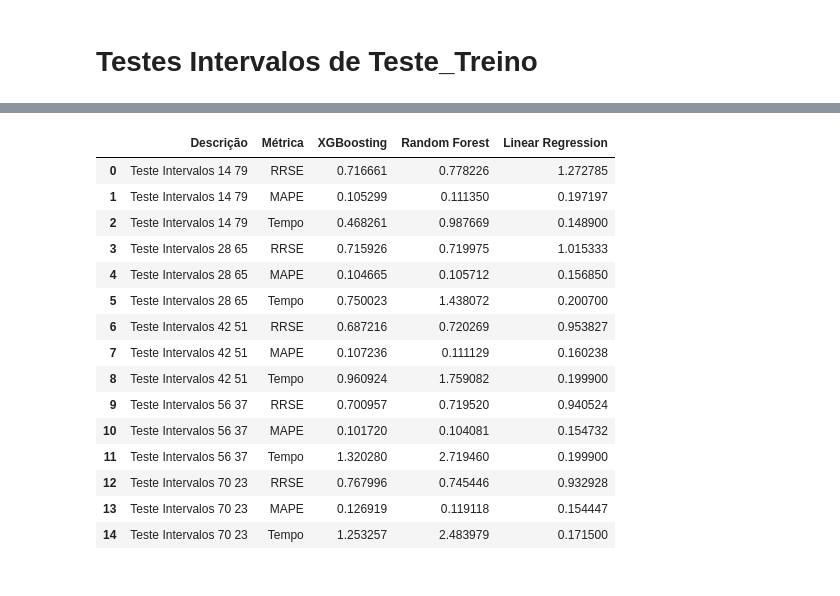
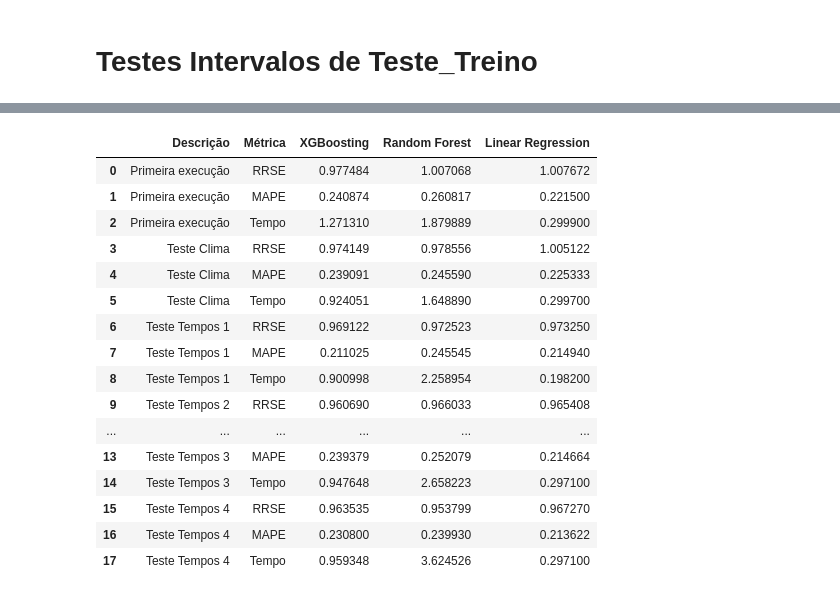
Before and after one commit to LeonardoVillamarin/TCC-Previsor_viagens_onibus, a Jupyter notebook: Fase 3/primeira_execucao.ipynb, the cells around one changed output, grey strips where cells are left out. Cells and saved outputs as stored; diff of their text form; code cells hidden in the pictures.

```diff
--- a/Fase 3/primeira_execucao.ipynb
+++ b/Fase 3/primeira_execucao.ipynb
@@ -384,5 +394,5 @@ Treino: (6520, 10)      Teste:(2794, 10)
 # %%
-metrics = []
+
 for cenario in range(1, 5):
         if cenario == 1:
                 df_teste = df_teste.iloc[1:]
@@ -481,4 +491,6 @@ for cenario in range(1, 5):
         metrics.append([f'Teste Tempos {cenario}','RRSE', RRSE_xgb, RRSE_rf, RRSE_lr])
         metrics.append([f'Teste Tempos {cenario}','MAPE', MAPE_xgb, MAPE_rf, MAPE_lr])
         metrics.append([f'Teste Tempos {cenario}','Tempo', tempo_xgb, tempo_rf, tempo_lr])
+
+        df = df.merge(df_teste[[f'predicao_xgb_{cenario}', f'predicao_lr_{cenario}', f'predicao_rf_{cenario}']], how="left", left_index=True, right_index=True)
 # %% [output]
@@ -499,7 +511,3 @@ Parameters: { "early_stop_rounds" } might not be used.
   This could be a false alarm, with some parameters getting used by language bindings but
   then being mistakenly passed down to XGBoost core, or some parameter actually being used
   but getting flagged wrongly here. Please open an issue if you find any such cases.
-# %%
-metrics = pd.DataFrame(metrics, columns=['Descrição','Métrica', 'XGBoosting','Random Forest','Linear Regression'])
-metrics.to_csv('metrica_teste_tempos.csv',index=False)
-metrics
@@ -531,0 +534,3 @@ df_teste.head()
+# %%
+df = df.merge(df_teste[['tempo_viagem_1','tempo_viagem_2','tempo_viagem_3','tempo_viagem_4']], how="left", left_index=True, right_index=True)
+df_teste.head()
@@ -552,7 +564,6 @@ dias_treino = 14
 dias_teste = 79
 
 
-metrics = []
 while data_atual < (df_intervalos["data_partida2"].dt.date.max() - timedelta(days=14)):
         df_teste = df_intervalos[df_intervalos["data_partida2"].dt.date > data_atual]
         df_treino = df_intervalos[df_intervalos["data_partida2"].dt.date <= data_atual]
@@ -626,7 +637,7 @@ while data_atual < (df_intervalos["data_partida2"].dt.date.max() - timedelta(day
         metrics.append([f'Teste Intervalos {dias_treino} {dias_teste}','MAPE', MAPE_xgb, MAPE_rf, MAPE_lr])
         metrics.append([f'Teste Intervalos {dias_treino} {dias_teste}','Tempo', tempo_xgb, tempo_rf, tempo_lr])
 
-        df_intervalos = df_intervalos.merge(df_teste[[f'predicao_xgb {dias_treino} {dias_teste}',f'predicao_rf {dias_treino} {dias_teste}',f'predicao_lr {dias_treino} {dias_teste}']], how="left", left_index=True, right_index=True)
+        df = df.merge(df_teste[[f'predicao_xgb {dias_treino} {dias_teste}',f'predicao_rf {dias_treino} {dias_teste}',f'predicao_lr {dias_treino} {dias_teste}']], how="left", left_index=True, right_index=True)
 
 
         dias_teste -= 14
@@ -742,22 +647,23 @@ See the caveats in the documentation: https://pandas.pydata.org/pandas-docs/stab
 # %%
 metrics = pd.DataFrame(metrics, columns=['Descrição','Métrica', 'XGBoosting','Random Forest','Linear Regression'])
-metrics.to_csv('metrica_teste_Intervalos.csv',index=False)
+metrics.to_csv(f'metricas{rota}.csv',index=False)
 metrics
 # %% [output]
 |  | Descrição | Métrica | XGBoosting | Random Forest | Linear Regression |
-| 0 | Teste Intervalos 14 79 | RRSE | 0.716661 | 0.778226 | 1.272785 |
-| 1 | Teste Intervalos 14 79 | MAPE | 0.105299 | 0.111350 | 0.197197 |
-| 2 | Teste Intervalos 14 79 | Tempo | 0.468261 | 0.987669 | 0.148900 |
-| 3 | Teste Intervalos 28 65 | RRSE | 0.715926 | 0.719975 | 1.015333 |
-| 4 | Teste Intervalos 28 65 | MAPE | 0.104665 | 0.105712 | 0.156850 |
-| 5 | Teste Intervalos 28 65 | Tempo | 0.750023 | 1.438072 | 0.200700 |
-| 6 | Teste Intervalos 42 51 | RRSE | 0.687216 | 0.720269 | 0.953827 |
-| 7 | Teste Intervalos 42 51 | MAPE | 0.107236 | 0.111129 | 0.160238 |
-| 8 | Teste Intervalos 42 51 | Tempo | 0.960924 | 1.759082 | 0.199900 |
-| 9 | Teste Intervalos 56 37 | RRSE | 0.700957 | 0.719520 | 0.940524 |
-| 10 | Teste Intervalos 56 37 | MAPE | 0.101720 | 0.104081 | 0.154732 |
-| 11 | Teste Intervalos 56 37 | Tempo | 1.320280 | 2.719460 | 0.199900 |
-| 12 | Teste Intervalos 70 23 | RRSE | 0.767996 | 0.745446 | 0.932928 |
-| 13 | Teste Intervalos 70 23 | MAPE | 0.126919 | 0.119118 | 0.154447 |
-| 14 | Teste Intervalos 70 23 | Tempo | 1.253257 | 2.483979 | 0.171500 |
+| 0 | Primeira execução | RRSE | 0.977484 | 1.007068 | 1.007672 |
+| 1 | Primeira execução | MAPE | 0.240874 | 0.260817 | 0.221500 |
+| 2 | Primeira execução | Tempo | 1.271310 | 1.879889 | 0.299900 |
+| 3 | Teste Clima | RRSE | 0.974149 | 0.978556 | 1.005122 |
+| 4 | Teste Clima | MAPE | 0.239091 | 0.245590 | 0.225333 |
+| 5 | Teste Clima | Tempo | 0.924051 | 1.648890 | 0.299700 |
+| 6 | Teste Tempos 1 | RRSE | 0.969122 | 0.972523 | 0.973250 |
+| 7 | Teste Tempos 1 | MAPE | 0.211025 | 0.245545 | 0.214940 |
+| 8 | Teste Tempos 1 | Tempo | 0.900998 | 2.258954 | 0.198200 |
+| 9 | Teste Tempos 2 | RRSE | 0.960690 | 0.966033 | 0.965408 |
+| ... | ... | ... | ... | ... | ... |
+| 13 | Teste Tempos 3 | MAPE | 0.239379 | 0.252079 | 0.214664 |
+| 14 | Teste Tempos 3 | Tempo | 0.947648 | 2.658223 | 0.297100 |
+| 15 | Teste Tempos 4 | RRSE | 0.963535 | 0.953799 | 0.967270 |
+| 16 | Teste Tempos 4 | MAPE | 0.230800 | 0.239930 | 0.213622 |
+| 17 | Teste Tempos 4 | Tempo | 0.959348 | 3.624526 | 0.297100 |
 # %%
```
Also changed, not shown: parts of 35 cells of this notebook, 15 other files.
